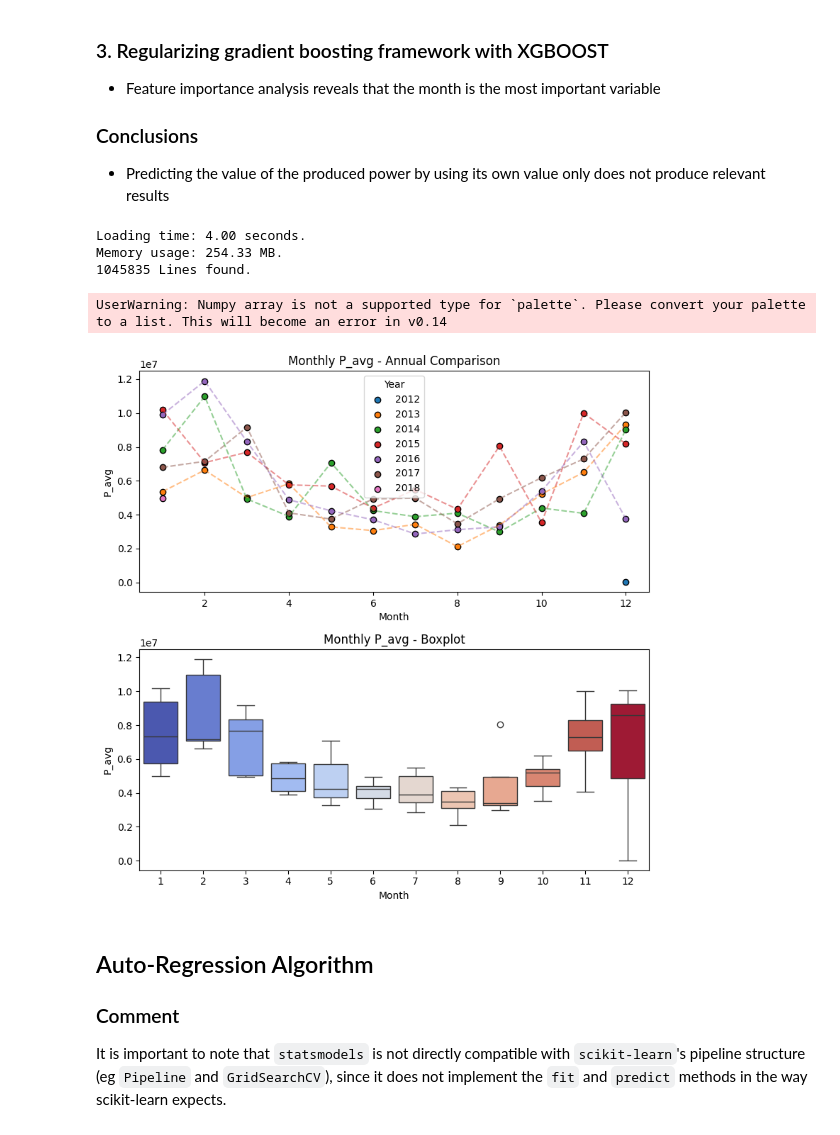
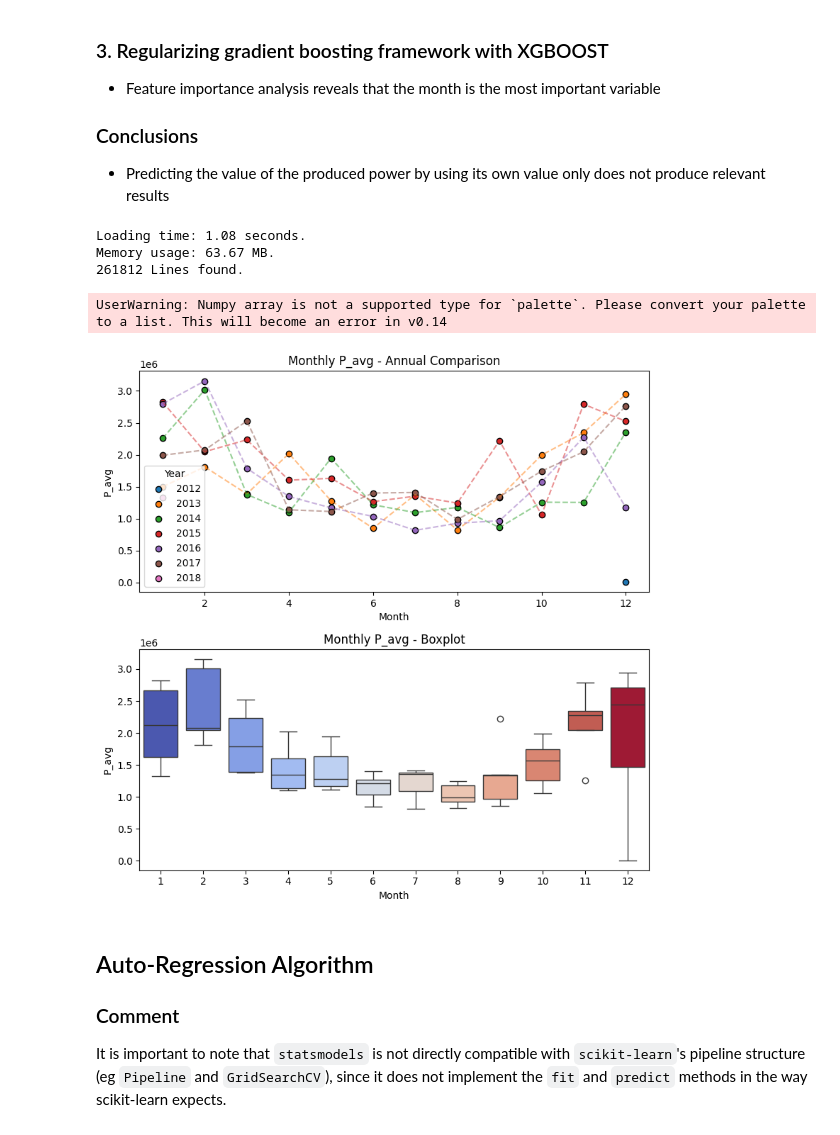
Before and after one commit to marcodigennaro/WindML, a Jupyter notebook: jupyter-notebooks/Time_Series_Analysis.ipynb, the cells around one changed output. Saved outputs shown, nothing was run; the diff lists cells and outputs as text; code cells hidden in the pictures.

```diff
--- a/jupyter-notebooks/Time_Series_Analysis.ipynb
+++ b/jupyter-notebooks/Time_Series_Analysis.ipynb
@@ -25,14 +25,15 @@ import matplotlib.pyplot as plt
 
 import warnings
 warnings.simplefilter(action='ignore', category=FutureWarning)
-# %%
-from windml.core.functions import load_all
-data_dir = Path.cwd().parent / 'windml' / 'data'
-df = load_all(data_dir)
-# %% [output]
-Loading time: 4.00 seconds.
-Memory usage: 254.33 MB.
-1045835 Lines found.
+# %%
+from windml.config import DATA_DIR, IMAGES_DIR, EXAMPLE_FILE
+from windml.core.functions import load_one
+
+df = load_one(EXAMPLE_FILE)
+# %% [output]
+Loading time: 1.08 seconds.
+Memory usage: 63.67 MB.
+261812 Lines found.
 # %%
 df['E_avg'] = df['P_avg'] / 6000 # from kW to MWh
 
@@ -44,12 +45,12 @@ monthly_df.reset_index(inplace=True)
 # %%
 from windml.visualization import custom_plots
 
-custom_plots.plot_monthly_evolution(monthly_df, value_col='P_avg')
-#custom_plots.plot_monthly_evolution(monthly_df, value_col='E_avg')
-#custom_plots.plot_monthly_evolution(monthly_df, value_col='CF_avg')
+col_name = 'P_avg' # or 'E_avg' or 'CF_avg'
+
+custom_plots.plot_monthly_evolution(monthly_df, value_col=col_name)
 # %% [output]
 UserWarning: Numpy array is not a supported type for `palette`. Please convert your palette to a list. This will become an error in v0.14
-[figure, old version]
+[figure, new version]
 # %% [markdown]
 ## Auto-Regression Algorithm
 
```
Also changed, not shown: parts of 7 cells of this notebook, 20 other files.
